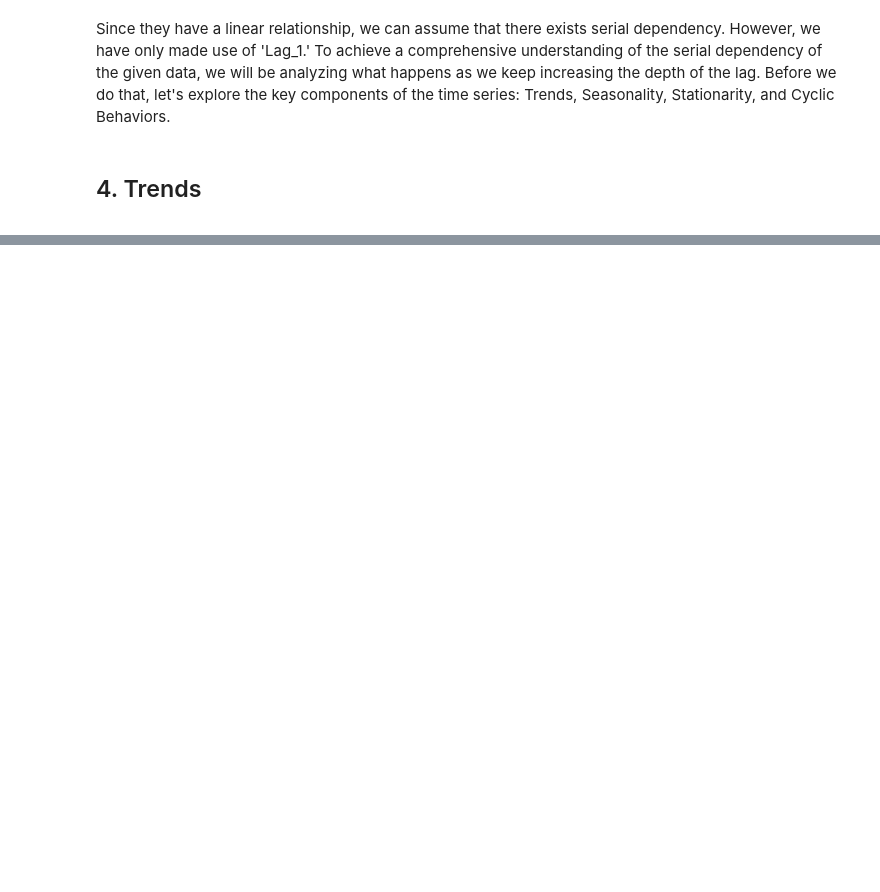
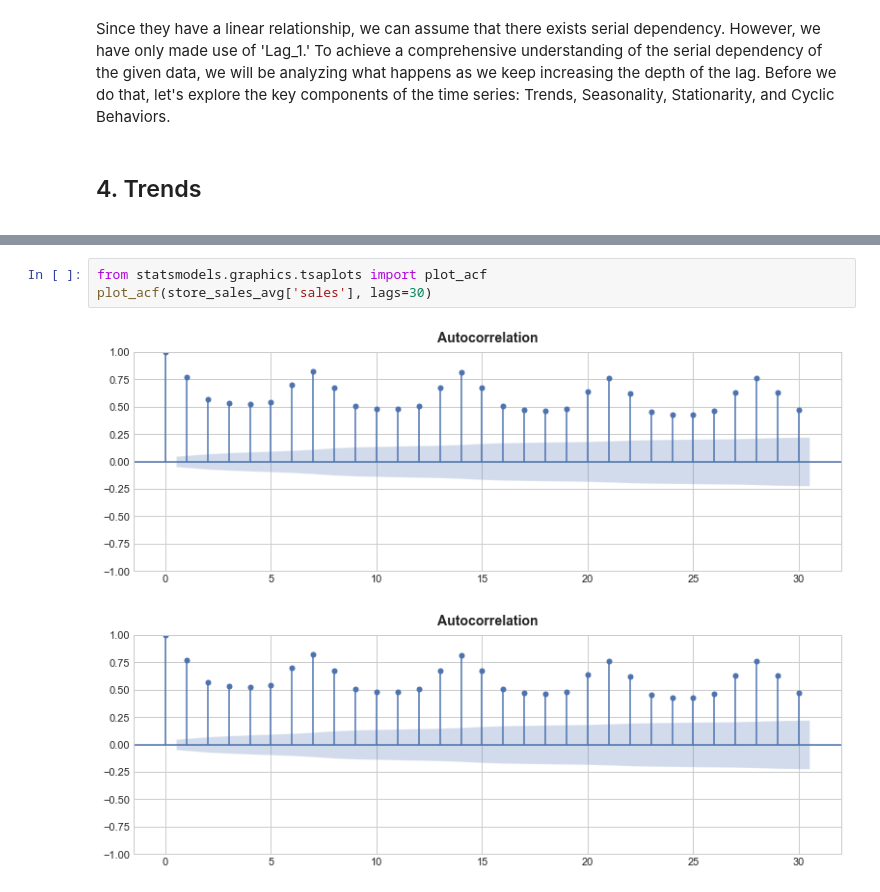
Before and after one commit to AndyLeeProjects/Store_Sales_Forecasting, a Jupyter notebook: Time_Series/Time_Series_Analysis.ipynb, the cells around one changed output, grey strips where cells are left out. Cells and saved outputs as stored; diff of their text form; blank space fills up the shorter version.

```diff
--- a/Time_Series/Time_Series_Analysis.ipynb
+++ b/Time_Series/Time_Series_Analysis.ipynb
@@ -225,0 +236,6 @@ Text(0, 0.5, 'Sales (daily mean)')
+# %%
+from statsmodels.graphics.tsaplots import plot_acf
+plot_acf(store_sales_avg['sales'], lags=30)
+# %% [output]
+[figure, added]
+[figure, added]
```
Also changed, not shown: parts of 8 cells of this notebook.
